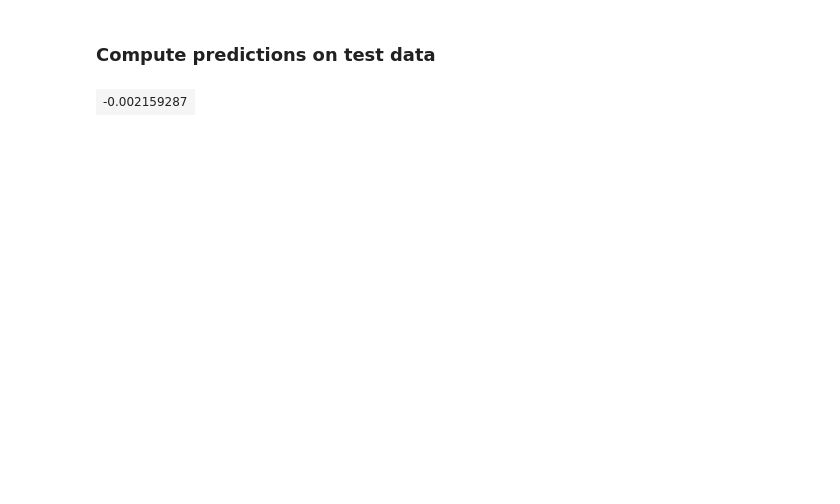
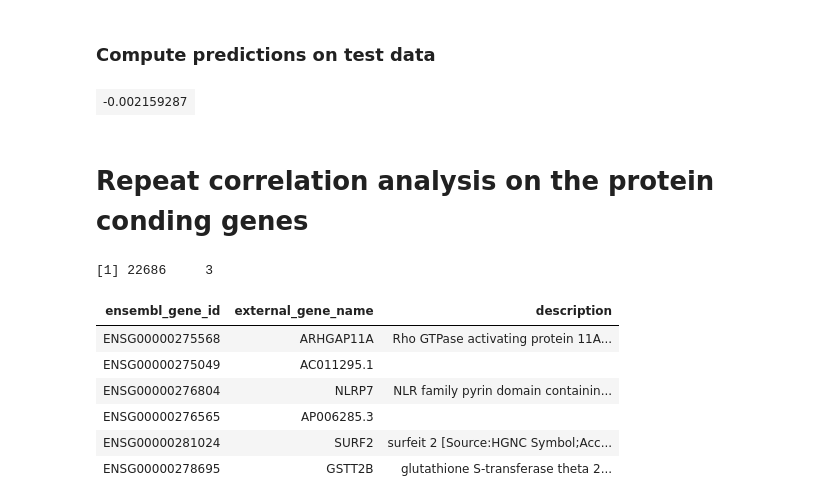
Before and after one commit to fba67/scMTL, a Jupyter notebook: feat2resp_bulk_LiHe_500bpWinTF.ipynb, the cells around one changed output. Saved outputs shown, nothing was run; the diff lists cells and outputs as text; code cells hidden in the pictures; blank space fills up the shorter version.

```diff
--- a/feat2resp_bulk_LiHe_500bpWinTF.ipynb
+++ b/feat2resp_bulk_LiHe_500bpWinTF.ipynb
@@ -181,3 +187,5 @@ pred.res.test <- predict(final_el, as.matrix(test_x),s= el.res[[best_alpha_idx]]
 cor(pred.res.test, test_y)
 # %% [output]
 | -0.002159287 |
+# %% [markdown]
+# Repeat correlation analysis on the protein conding genes
@@ -183,0 +200,12 @@ cor(pred.res.test, test_y)
+# %%
+dim(pc)
+head(pc)
+# %% [output]
+[1] 22686     3
+| ensembl_gene_id | external_gene_name | description |
+| ENSG00000275568 | ARHGAP11A | Rho GTPase activating protein 11A... |
+| ENSG00000275049 | AC011295.1 |  |
+| ENSG00000276804 | NLRP7 | NLR family pyrin domain containin... |
+| ENSG00000276565 | AP006285.3 |  |
+| ENSG00000281024 | SURF2 | surfeit 2 [Source:HGNC Symbol;Acc... |
+| ENSG00000278695 | GSTT2B | glutathione S-transferase theta 2... |
```
Also changed, not shown: parts of 12 cells of this notebook.
